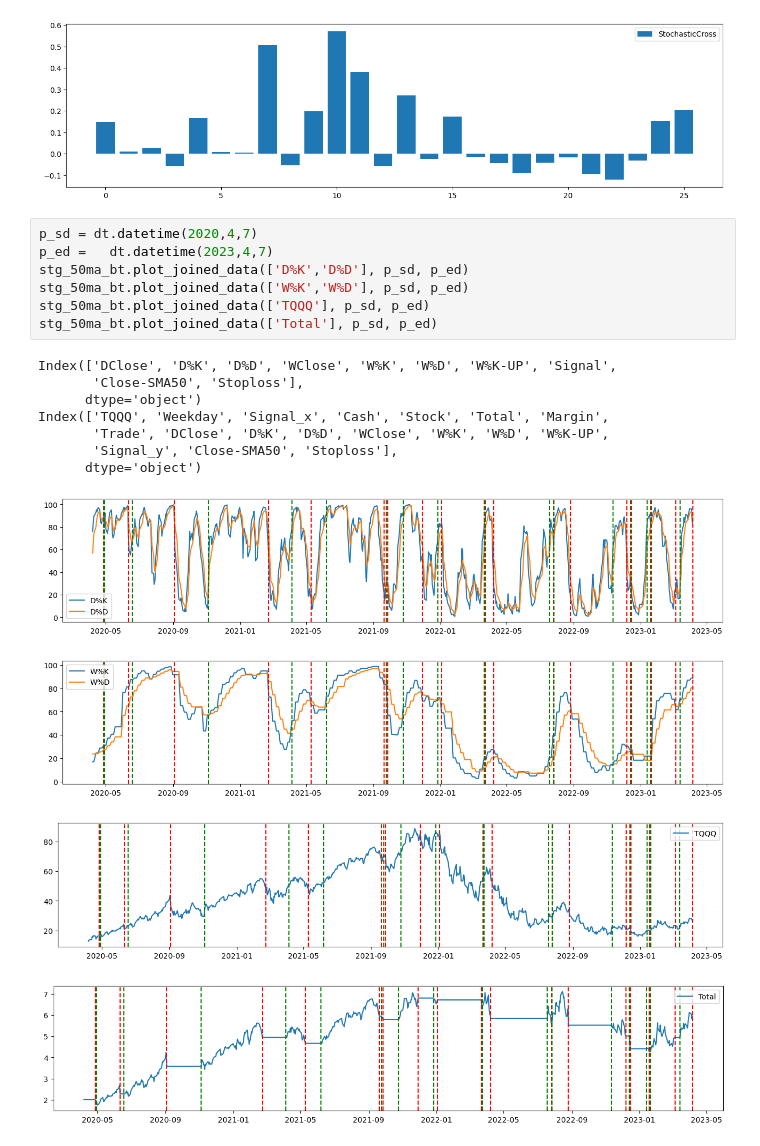
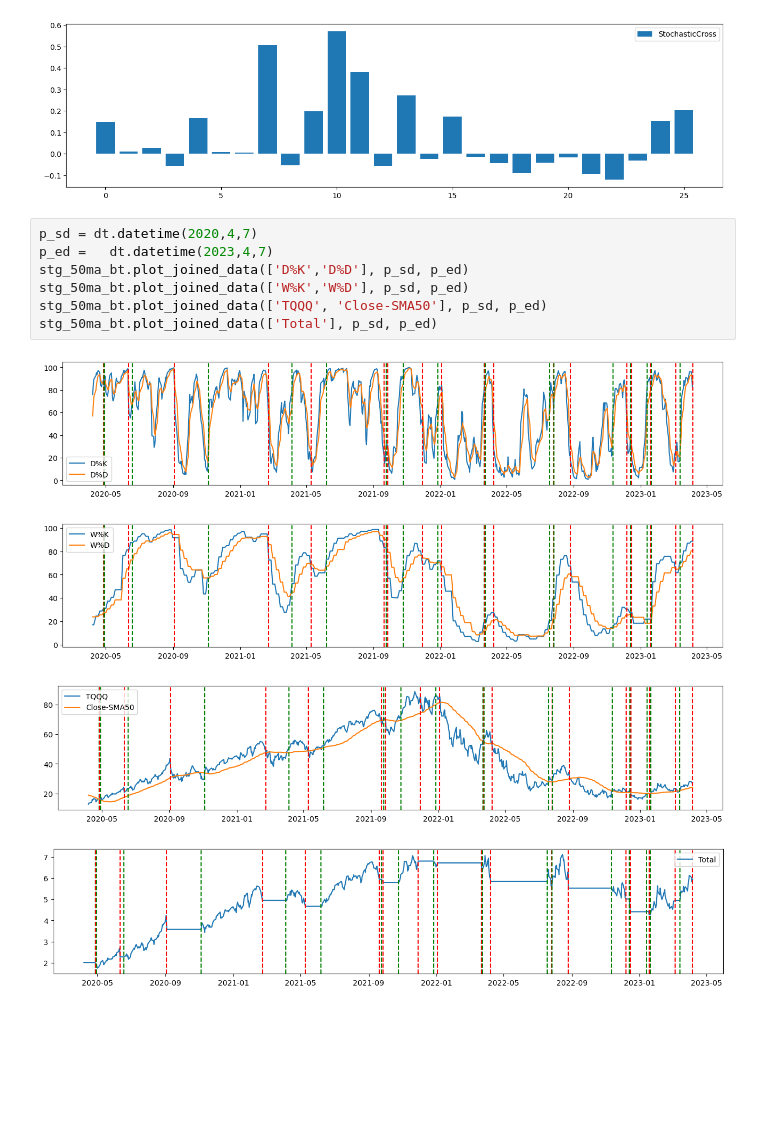
Before and after one commit to sylviawusyl/backtesting, a Jupyter notebook: stochastics_stg.ipynb, the cells around one changed output. Saved outputs shown, nothing was run; the diff lists cells and outputs as text; blank space fills up the shorter version.

```diff
--- a/stochastics_stg.ipynb
+++ b/stochastics_stg.ipynb
@@ -182,21 +179,14 @@ Loss STD               : 3.32%
 # %%
 p_sd = dt.datetime(2020,4,7)
 p_ed =   dt.datetime(2023,4,7)
 stg_50ma_bt.plot_joined_data(['D%K','D%D'], p_sd, p_ed)
 stg_50ma_bt.plot_joined_data(['W%K','W%D'], p_sd, p_ed)
-stg_50ma_bt.plot_joined_data(['TQQQ'], p_sd, p_ed)
+stg_50ma_bt.plot_joined_data(['TQQQ', 'Close-SMA50'], p_sd, p_ed)
 stg_50ma_bt.plot_joined_data(['Total'], p_sd, p_ed)
 # %% [output]
-Index(['DClose', 'D%K', 'D%D', 'WClose', 'W%K', 'W%D', 'W%K-UP', 'Signal',
-       'Close-SMA50', 'Stoploss'],
-      dtype='object')
-Index(['TQQQ', 'Weekday', 'Signal_x', 'Cash', 'Stock', 'Total', 'Margin',
-       'Trade', 'DClose', 'D%K', 'D%D', 'WClose', 'W%K', 'W%D', 'W%K-UP',
-       'Signal_y', 'Close-SMA50', 'Stoploss'],
-      dtype='object')
 [figure]
 [figure]
-[figure, old version]
+[figure, new version]
 [figure]
 # %%
 stg_200ma = ab.StochasticCross('StochasticCross',14, 5, 5, 80, 10, ma_notrade=200)
```
Also changed, not shown: parts of 6 cells of this notebook.
